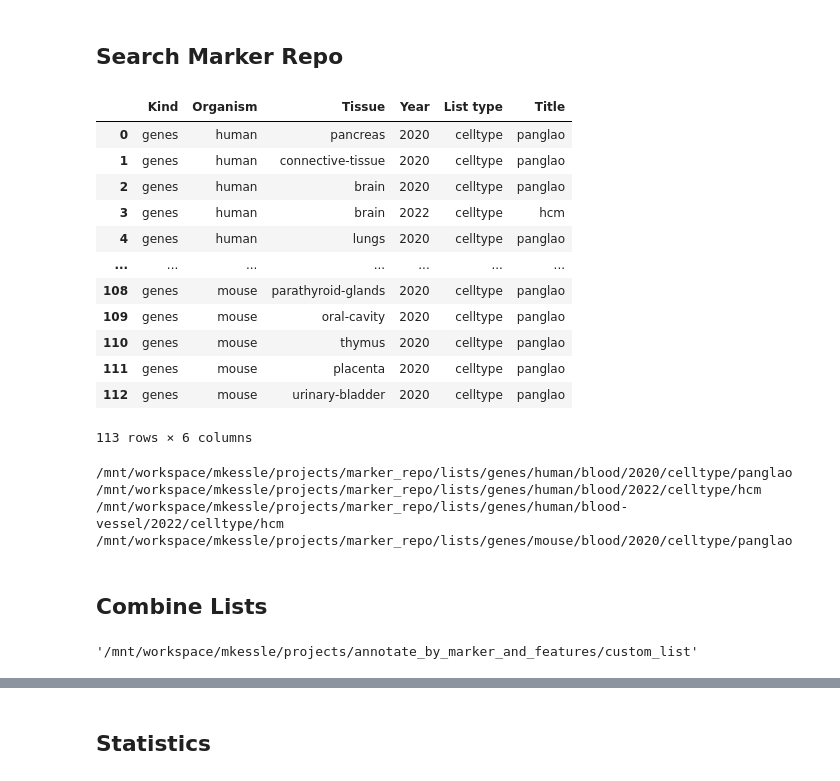
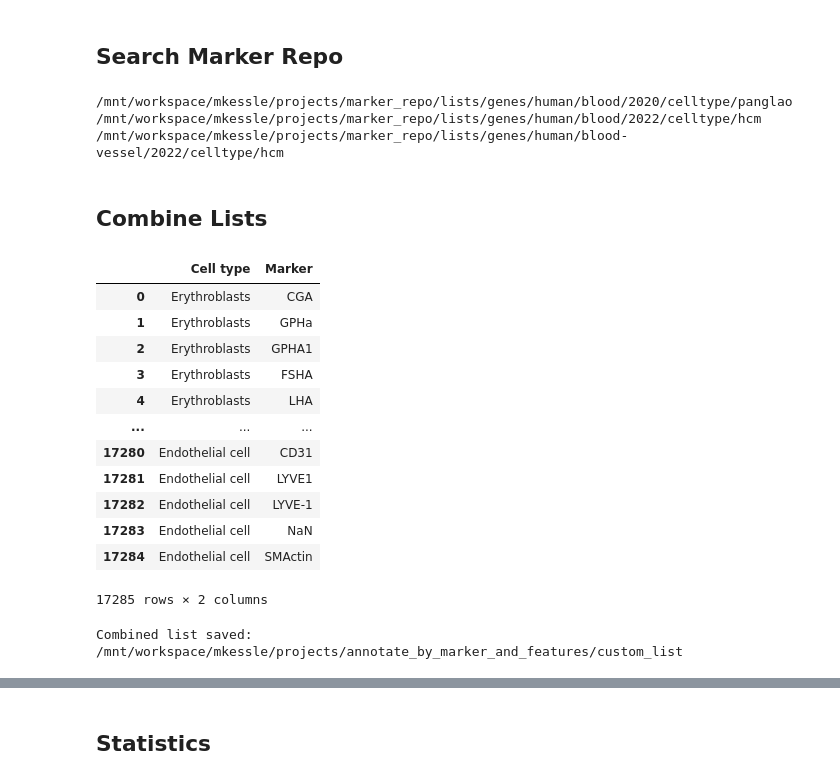
Before and after one commit to loosolab/MarkerRepo, a Jupyter notebook: marker_repo.ipynb, the cells around one changed output, grey strips where cells are left out. Drawn from its saved outputs; the diff is of its cells as text; code cells hidden in the pictures.

```diff
--- a/marker_repo.ipynb
+++ b/marker_repo.ipynb
@@ -55,31 +61,16 @@ The file /mnt/workspace/mkessle/projects/marker_repo/lists/genes/human/blood/202
 '/mnt/workspace/mkessle/projects/marker_repo/lists/genes/human/blood/2020/celltype/panglao'
 # %% [markdown]
 ## Search Marker Repo
-# %%
-# Load all lists
-df = mr.getDB(REPO_LISTS_PATH)
-df
-# %% [output]
-|  | Kind | Organism | Tissue | Year | List type | Title |
-| 0 | genes | human | pancreas | 2020 | celltype | panglao |
-| 1 | genes | human | connective-tissue | 2020 | celltype | panglao |
-| 2 | genes | human | brain | 2020 | celltype | panglao |
-| 3 | genes | human | brain | 2022 | celltype | hcm |
-| 4 | genes | human | lungs | 2020 | celltype | panglao |
-| ... | ... | ... | ... | ... | ... | ... |
-| 108 | genes | mouse | parathyroid-glands | 2020 | celltype | panglao |
-| 109 | genes | mouse | oral-cavity | 2020 | celltype | panglao |
-| 110 | genes | mouse | thymus | 2020 | celltype | panglao |
-| 111 | genes | mouse | placenta | 2020 | celltype | panglao |
-| 112 | genes | mouse | urinary-bladder | 2020 | celltype | panglao |
-113 rows × 6 columns
 # %%
+# Load DB
+df = mr.getDB(REPO_LISTS_PATH)
+
 # Enter keywords
 title = None
 list_type = "celltype" # celltype, cellcycle, mito, gender, blacklist, ...
 year = None
 tissue = "blood"
-organism = None
+organism = "human"
 kind = "genes" # Genes or Regions
 misc = None
 
@@ -87,20 +78,32 @@ keywords = {"Kind": kind, "Organism": organism, "Tissue": tissue,
              "Year": year, "List type": list_type, "Title": title}
 
 # Filter lists
-df = mr.searchDB(REPO_LISTS_PATH, keywords)
-df
+filtered_df = mr.searchDB(df, keywords, exact=False)
+filtered_df
 
 # Show paths
-paths = mr.getPaths(REPO_LISTS_PATH, df)
+paths = mr.getPaths(REPO_LISTS_PATH, filtered_df)
 # %% [output]
 /mnt/workspace/mkessle/projects/marker_repo/lists/genes/human/blood/2020/celltype/panglao
 /mnt/workspace/mkessle/projects/marker_repo/lists/genes/human/blood/2022/celltype/hcm
 /mnt/workspace/mkessle/projects/marker_repo/lists/genes/human/blood-vessel/2022/celltype/hcm
-/mnt/workspace/mkessle/projects/marker_repo/lists/genes/mouse/blood/2020/celltype/panglao
 # %% [markdown]
 ## Combine Lists
 # %%
 # Combine output from search
-mr.combineLists(paths)
+combined_df = mr.combineLists(paths)
 # %% [output]
+|  | Cell type | Marker |
+| 0 | Erythroblasts | CGA |
+| 1 | Erythroblasts | GPHa |
+| 2 | Erythroblasts | GPHA1 |
+| 3 | Erythroblasts | FSHA |
+| 4 | Erythroblasts | LHA |
+| ... | ... | ... |
+| 17280 | Endothelial cell | CD31 |
+| 17281 | Endothelial cell | LYVE1 |
+| 17282 | Endothelial cell | LYVE-1 |
+| 17283 | Endothelial cell | NaN |
+| 17284 | Endothelial cell | SMActin |
-'/mnt/workspace/mkessle/projects/annotate_by_marker_and_features/custom_list'
+17285 rows × 2 columns
+Combined list saved: /mnt/workspace/mkessle/projects/annotate_by_marker_and_features/custom_list
```
Also changed, not shown: parts of 7 cells of this notebook, 1 other file.
